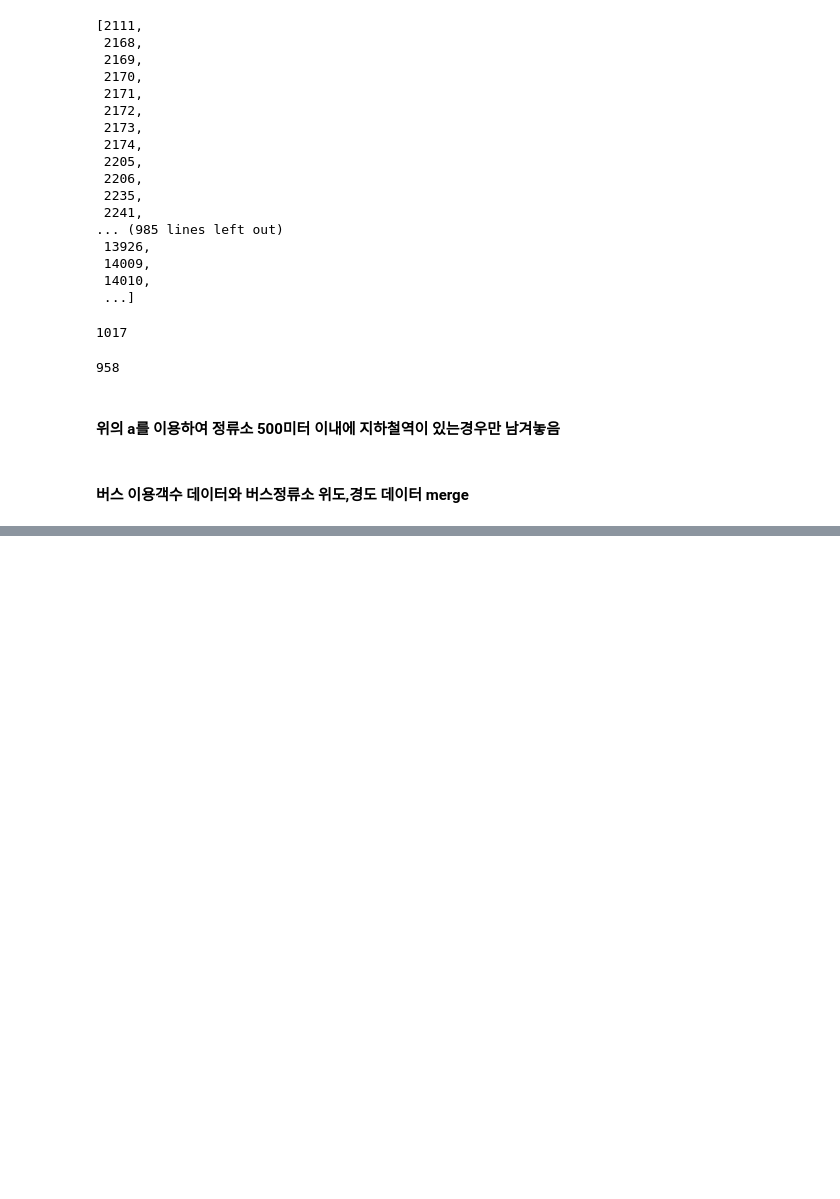
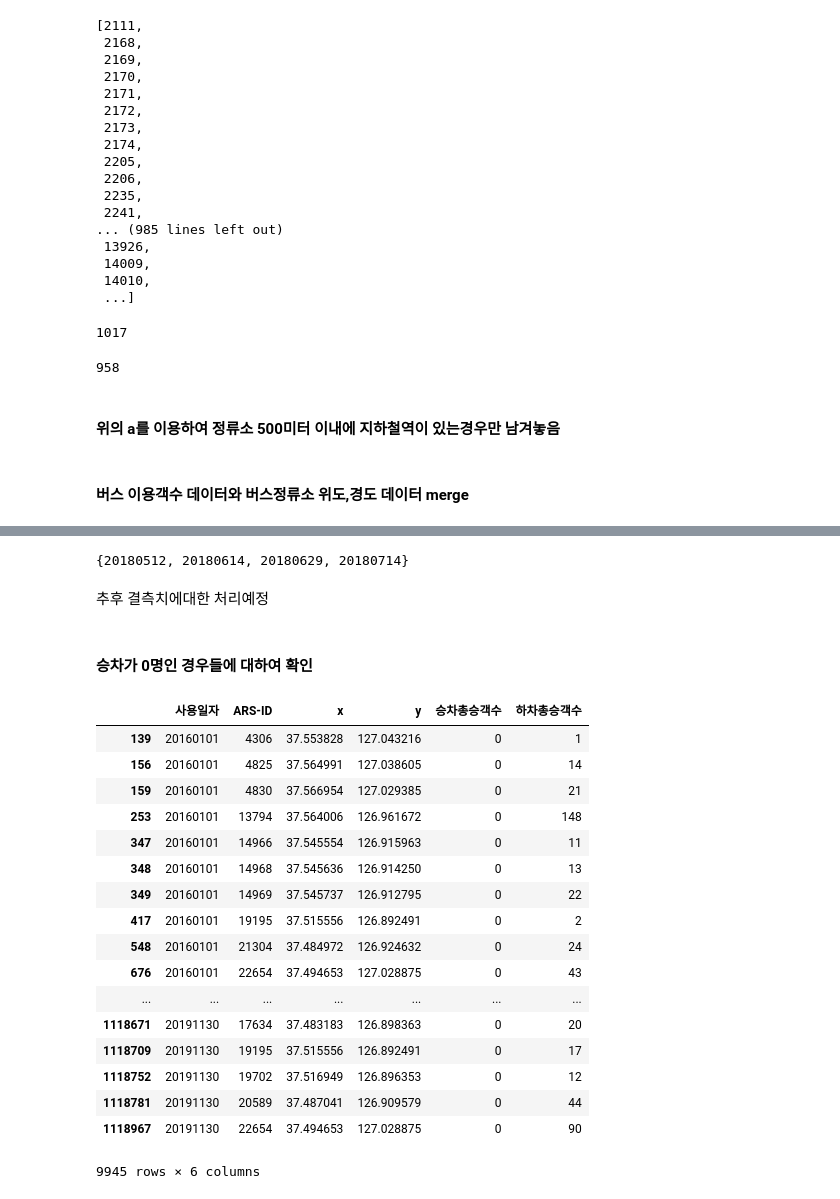
Before and after one commit to Seoheesu1/Regression, a Jupyter notebook: Preprocessing.ipynb, the cells around one changed output, grey strips where cells are left out. Saved outputs shown, nothing was run; the diff lists cells and outputs as text; code cells hidden in the pictures; blank space fills up the shorter version.

```diff
--- a/Preprocessing.ipynb
+++ b/Preprocessing.ipynb
@@ -1796,0 +1832,2 @@ bus_xy.to_csv("bus_xy_중복제거.csv", encoding='euc-kr', index=False)
+# %%
+bus_sum = bus_drop.groupby(['사용일자', 'ARS-ID', 'x', 'y']).sum().reset_index()
@@ -1796,0 +1873,29 @@ bus_xy.to_csv("bus_xy_중복제거.csv", encoding='euc-kr', index=False)
+# %%
+set(date)-set(bus_sum.사용일자.unique())
+# %% [output]
+{20180512, 20180614, 20180629, 20180714}
+# %% [markdown]
+추후 결측치에대한 처리예정
+# %% [markdown]
+#### 승차가 0명인 경우들에 대하여 확인
+# %%
+bus_sum[bus_sum['승차총승객수'] == 0]
+# %% [output]
+|  | 사용일자 | ARS-ID | x | y | 승차총승객수 | 하차총승객수 |
+| 139 | 20160101 | 4306 | 37.553828 | 127.043216 | 0 | 1 |
+| 156 | 20160101 | 4825 | 37.564991 | 127.038605 | 0 | 14 |
+| 159 | 20160101 | 4830 | 37.566954 | 127.029385 | 0 | 21 |
+| 253 | 20160101 | 13794 | 37.564006 | 126.961672 | 0 | 148 |
+| 347 | 20160101 | 14966 | 37.545554 | 126.915963 | 0 | 11 |
+| 348 | 20160101 | 14968 | 37.545636 | 126.914250 | 0 | 13 |
+| 349 | 20160101 | 14969 | 37.545737 | 126.912795 | 0 | 22 |
+| 417 | 20160101 | 19195 | 37.515556 | 126.892491 | 0 | 2 |
+| 548 | 20160101 | 21304 | 37.484972 | 126.924632 | 0 | 24 |
+| 676 | 20160101 | 22654 | 37.494653 | 127.028875 | 0 | 43 |
+| ... | ... | ... | ... | ... | ... | ... |
+| 1118671 | 20191130 | 17634 | 37.483183 | 126.898363 | 0 | 20 |
+| 1118709 | 20191130 | 19195 | 37.515556 | 126.892491 | 0 | 17 |
+| 1118752 | 20191130 | 19702 | 37.516949 | 126.896353 | 0 | 12 |
+| 1118781 | 20191130 | 20589 | 37.487041 | 126.909579 | 0 | 44 |
+| 1118967 | 20191130 | 22654 | 37.494653 | 127.028875 | 0 | 90 |
+9945 rows × 6 columns
```
Also changed, not shown: parts of 17 cells of this notebook.
